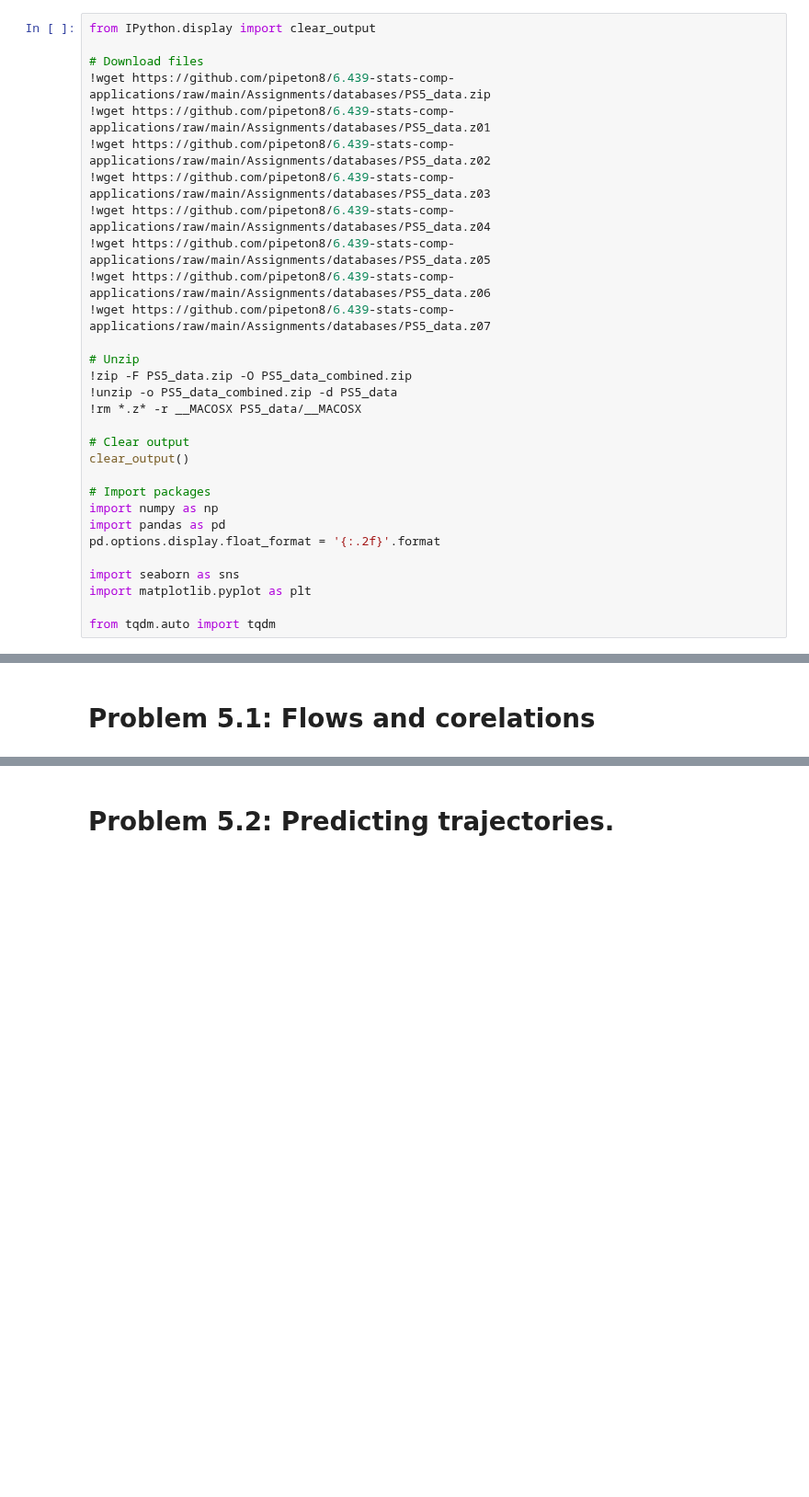
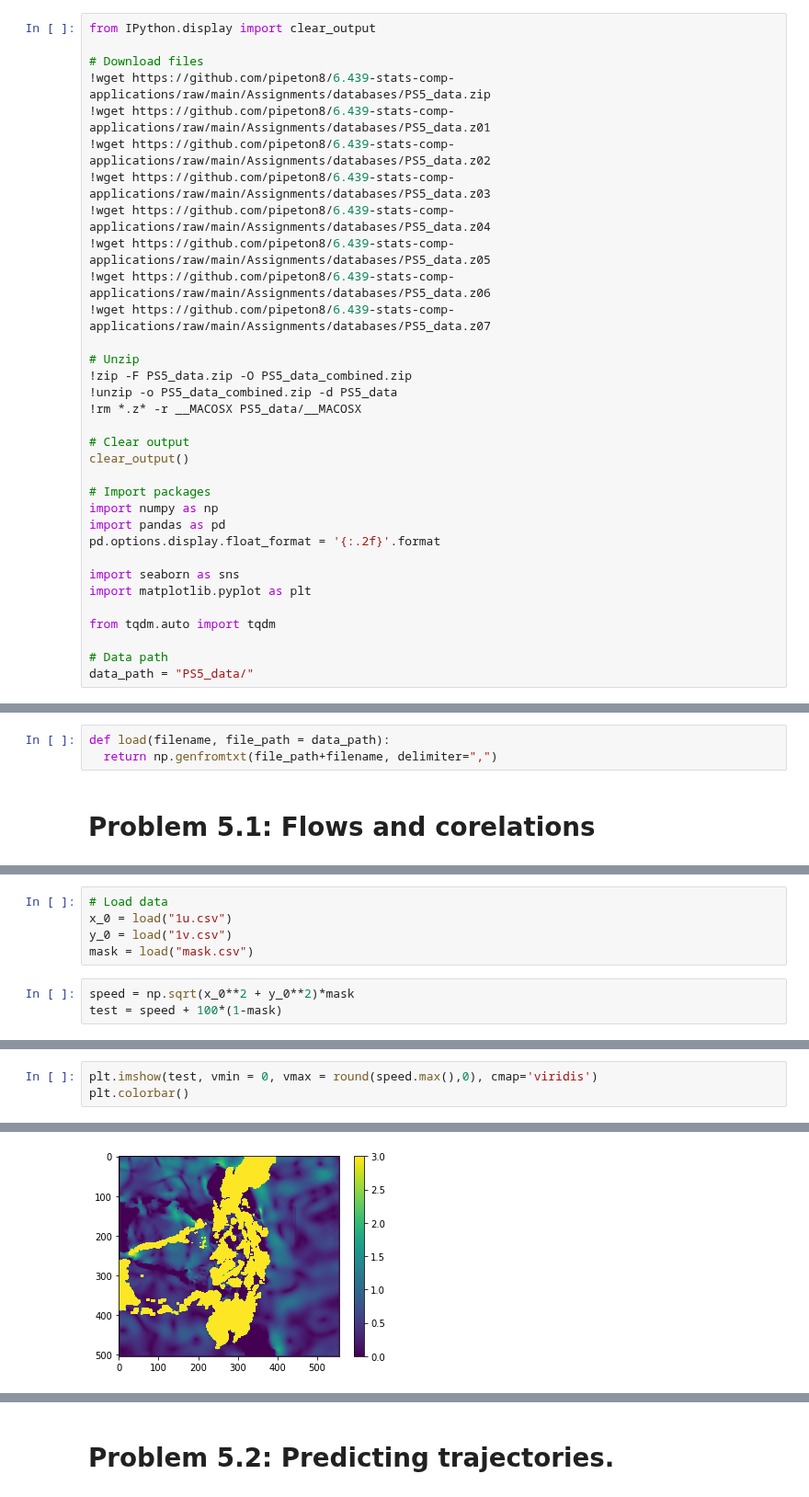
Before and after one commit to pipeton8/6.439-stats-comp-applications, a Jupyter notebook: Assignments/5 - Environmental/6.439 - Problem Set 5.ipynb, the cells around one changed output, grey strips where cells are left out. Shown at 92% size. Saved outputs shown, nothing was run; the diff lists cells and outputs as text; blank space fills up the shorter version.

Commit message:
Load data test

```diff
--- a/Assignments/5 - Environmental/6.439 - Problem Set 5.ipynb
+++ b/Assignments/5 - Environmental/6.439 - Problem Set 5.ipynb
@@ -38,3 +38,6 @@ import seaborn as sns
 import matplotlib.pyplot as plt
 
 from tqdm.auto import tqdm
+
+# Data path
+data_path = "PS5_data/"
@@ -41,2 +46,5 @@ from tqdm.auto import tqdm
+# %%
+def load(filename, file_path = data_path):
+  return np.genfromtxt(file_path+filename, delimiter=",")
 # %% [markdown]
 # Problem 5.1: Flows and corelations
@@ -42,0 +53,8 @@ from tqdm.auto import tqdm
+# %%
+# Load data
+x_0 = load("1u.csv")
+y_0 = load("1v.csv")
+mask = load("mask.csv")
+# %%
+speed = np.sqrt(x_0**2 + y_0**2)*mask
+test = speed + 100*(1-mask)
@@ -42,0 +63,4 @@ from tqdm.auto import tqdm
+# %%
+plt.imshow(test, vmin = 0, vmax = round(speed.max(),0), cmap='viridis')
+plt.colorbar()
+# %% [output]
@@ -42,0 +68 @@ from tqdm.auto import tqdm
+[figure, added]
```
Also changed, not shown: parts of 5 cells of this notebook.
